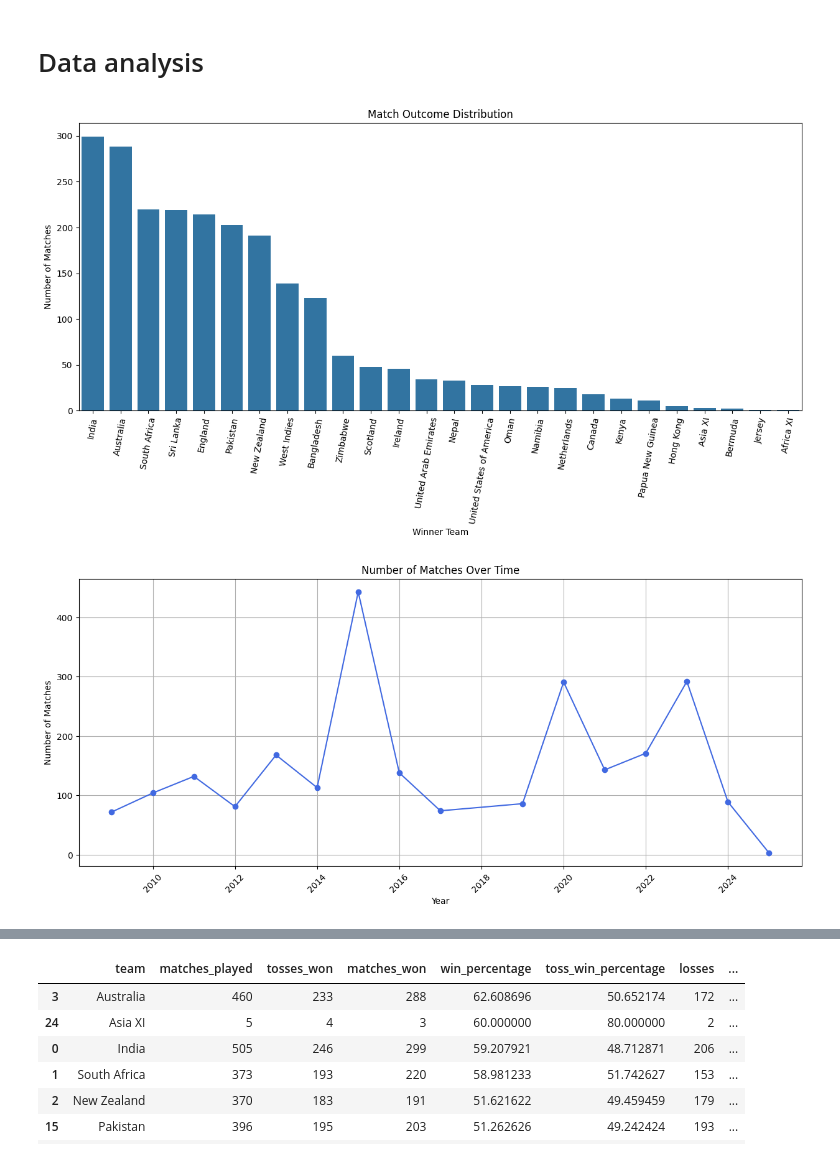
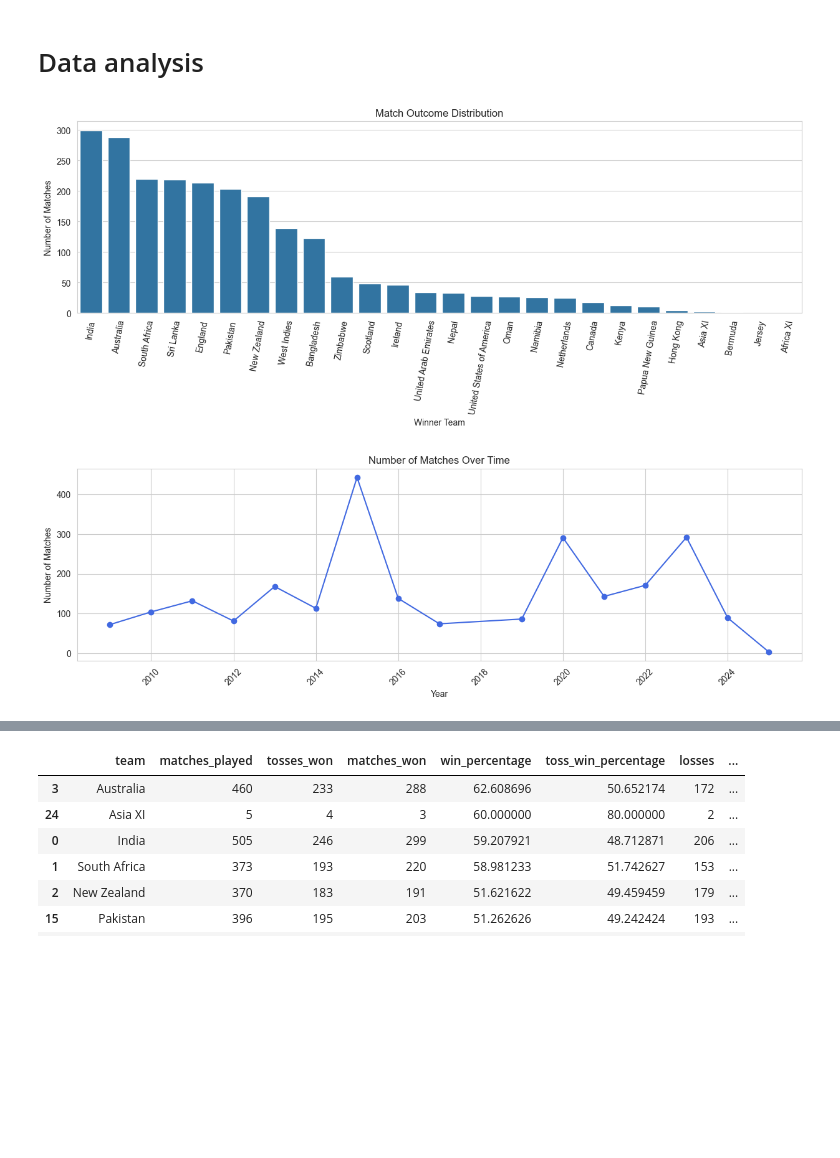
Before and after one commit to adimail/fantasy-sports-machine-learning, a Jupyter notebook: Data analysis.ipynb, the cells around one changed output, grey strips where cells are left out. Drawn from its saved outputs; the diff is of its cells as text; code cells hidden in the pictures; blank space fills up the shorter version.

Commit message:
MLOps pipeline setup
- scrapper script
- input data file
- output data structure
- requirments.txt file for dependencies
- git ignored data files

```diff
--- a/Data analysis.ipynb
+++ b/Data analysis.ipynb
@@ -97,3 +95,3 @@ output_folder = './output/'
 # %%
-df = pd.read_csv(os.path.join(output_folder, "match_summary.csv"))
+df = pd.read_csv("data/matches.csv")
 # %%
@@ -214,20 +205,20 @@ len(set(players_detailed_stats["match_id"]))
 import matplotlib.pyplot as plt
 import seaborn as sns
 # %%
-plt.figure(figsize=(15, 6))
+plt.figure(figsize=(15, 4))
 sns.countplot(data=df, x='outcome_winner', order=df['outcome_winner'].value_counts().index)
 plt.title('Match Outcome Distribution')
 plt.ylabel('Number of Matches')
 plt.xlabel('Winner Team')
 plt.xticks(rotation=80)
 plt.show()
 # %% [output]
-[figure, old version]
+[figure, new version]
 # %%
 df['created'] = pd.to_datetime(df['created'])
 
 # Match count over time (by year)
-plt.figure(figsize=(15, 6))
+plt.figure(figsize=(15, 4))
 df.groupby(df['created'].dt.year)['match_id'].count().plot(kind='line', color='royalblue', marker='o')
 plt.title('Number of Matches Over Time')
 plt.ylabel('Number of Matches')
@@ -236,4 +227,4 @@ plt.xticks(rotation=45)
 plt.grid(True)
 plt.show()
 # %% [output]
-[figure, old version]
+[figure, new version]
```
Also changed, not shown: parts of 14 cells of this notebook, 10 other files.
